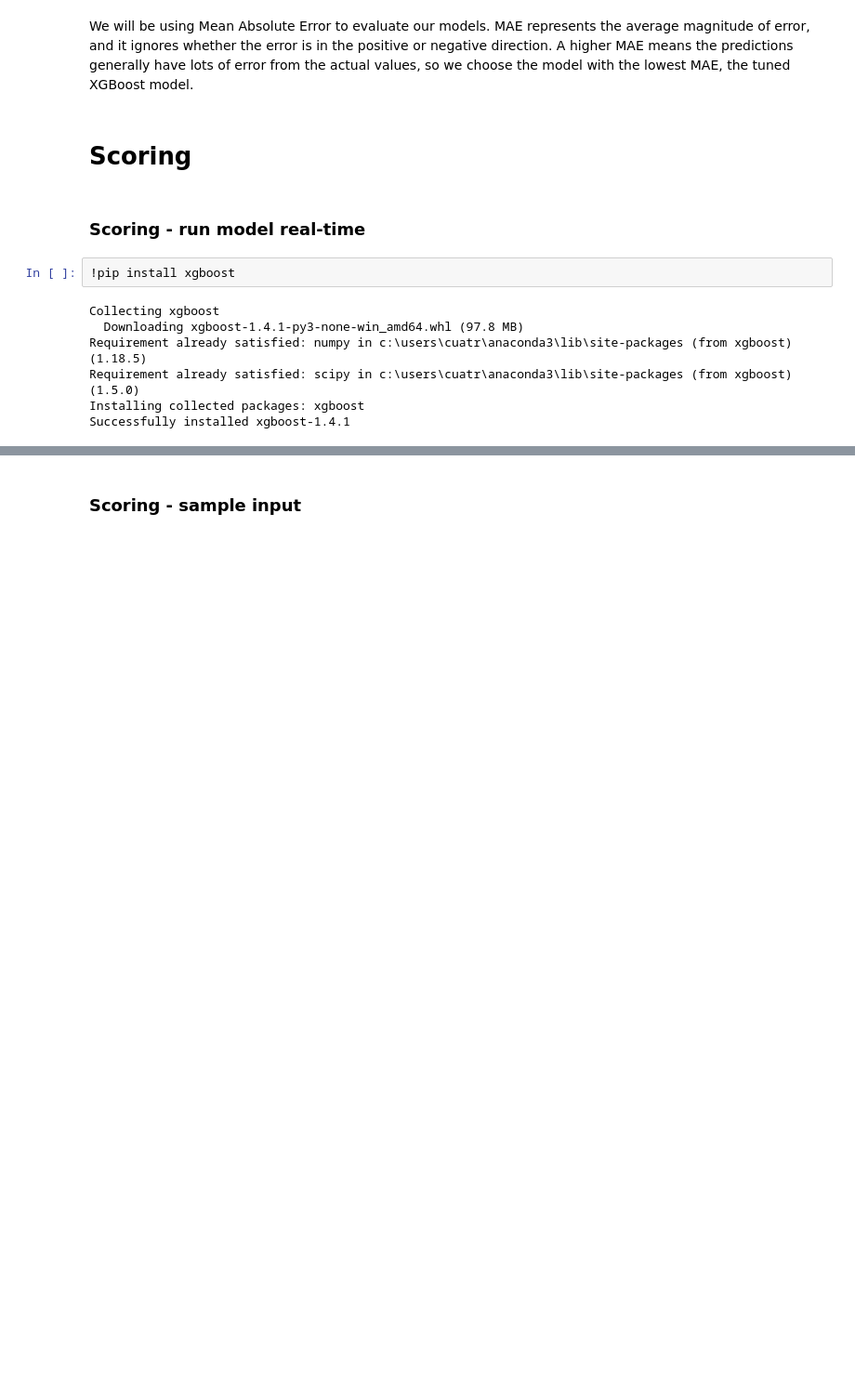
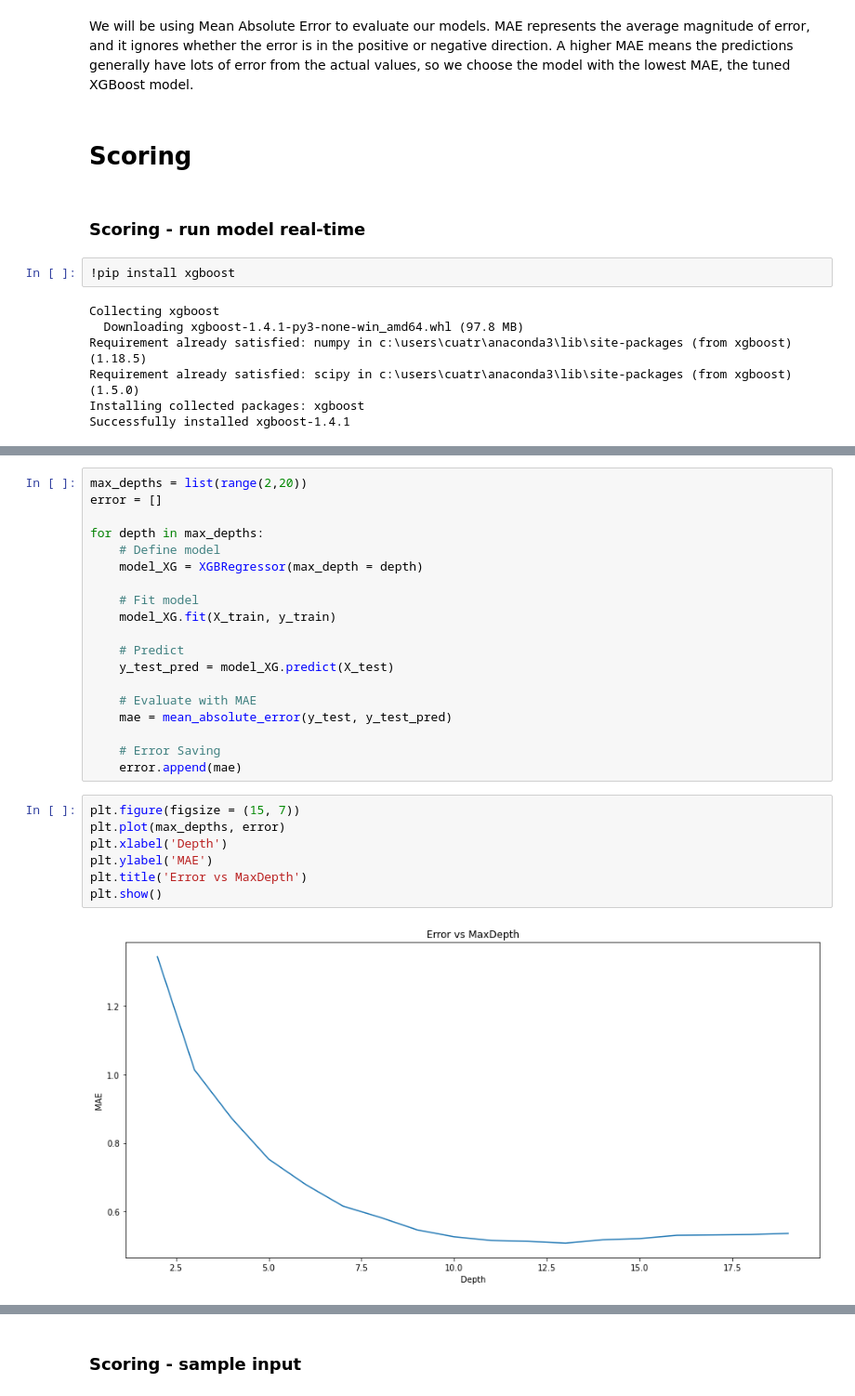
Before and after one commit to cuatro444/Canadian-Wages-Hackathon, a Jupyter notebook: CanadianWages.ipynb, the cells around one changed output, grey strips where cells are left out. Shown at 93% size. Cells and saved outputs as stored; diff of their text form; blank space fills up the shorter version.

```diff
--- a/CanadianWages.ipynb
+++ b/CanadianWages.ipynb
@@ -469,0 +584,28 @@ Wall time: 1min 8s
+# %%
+max_depths = list(range(2,20))
+error = []
+
+for depth in max_depths:
+    # Define model
+    model_XG = XGBRegressor(max_depth = depth)
+
+    # Fit model
+    model_XG.fit(X_train, y_train)
+
+    # Predict
+    y_test_pred = model_XG.predict(X_test)
+
+    # Evaluate with MAE
+    mae = mean_absolute_error(y_test, y_test_pred)
+
+    # Error Saving
+    error.append(mae)
+# %%
+plt.figure(figsize = (15, 7))
+plt.plot(max_depths, error)
+plt.xlabel('Depth')
+plt.ylabel('MAE')
+plt.title('Error vs MaxDepth')
+plt.show()
+# %% [output]
+[figure, added]
```
Also changed, not shown: parts of 19 cells of this notebook.
